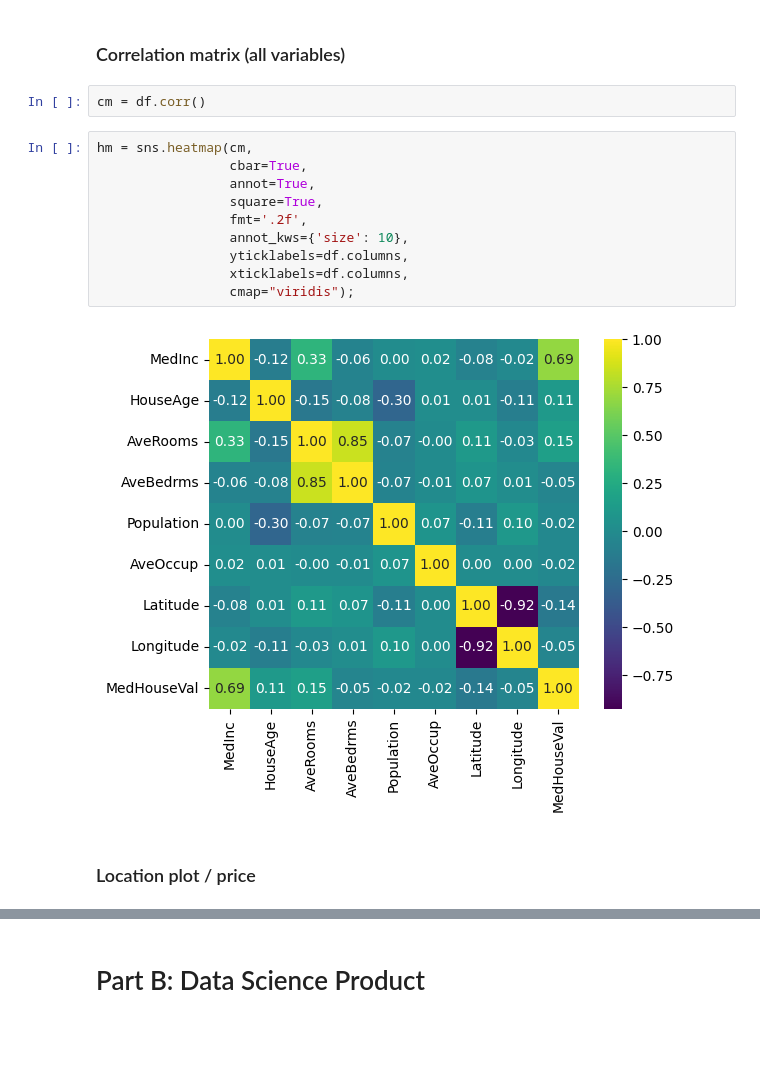
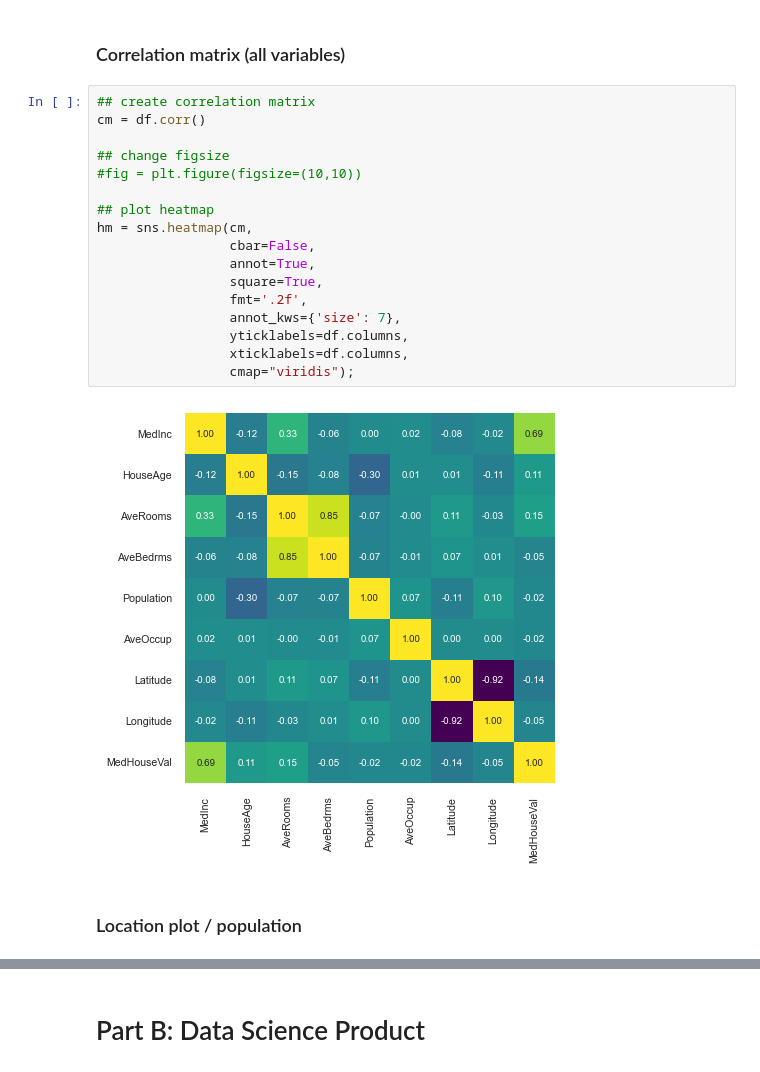
Before and after one commit to dadavie/DS4C, a Jupyter notebook: Notebooks/DS4C.ipynb, the cells around one changed output, grey strips where cells are left out. Drawn from its saved outputs; the diff is of its cells as text; blank space fills up the shorter version.

```diff
--- a/Notebooks/DS4C.ipynb
+++ b/Notebooks/DS4C.ipynb
@@ -184,18 +193,23 @@ plt.show()
 # %% [markdown]
 ### Correlation matrix (all variables)
-# %%
-cm = df.corr()
 # %%
+## create correlation matrix
+cm = df.corr()
+
+## change figsize
+#fig = plt.figure(figsize=(10,10))
+
+## plot heatmap
 hm = sns.heatmap(cm,
-                 cbar=True,
+                 cbar=False,
                  annot=True,
                  square=True,
                  fmt='.2f',
-                 annot_kws={'size': 10},
+                 annot_kws={'size': 7},
                  yticklabels=df.columns,
                  xticklabels=df.columns,
                  cmap="viridis");
 # %% [output]
-[figure, old version]
+[figure, new version]
 # %% [markdown]
-### Location plot / price
+### Location plot / population
```
Also changed, not shown: parts of 36 cells of this notebook.
